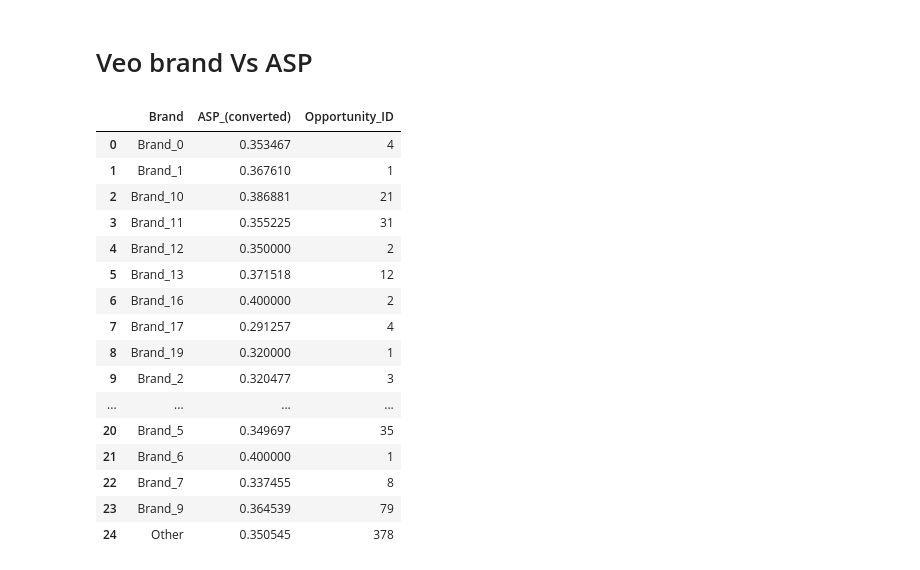
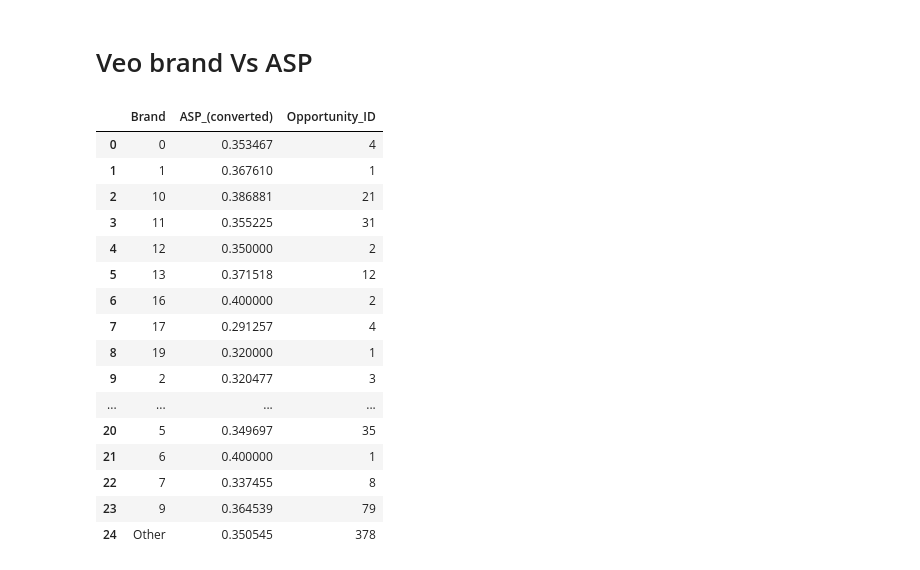
Before and after one commit to RiedelNicolas/75.06-2C2020-TP1, a Jupyter notebook: Brand Analysis.ipynb, the cells around one changed output. Cells and saved outputs as stored; diff of their text form; code cells hidden in the pictures.

```diff
--- a/Brand Analysis.ipynb
+++ b/Brand Analysis.ipynb
@@ -171,26 +168,27 @@ plt.show()
 # %%
 #ASP(converted) es siempre USD
 brandsVsASP = opportunities[["Brand","ASP_(converted)","Opportunity_ID"]].groupby("Brand").agg({"ASP_(converted)":"mean","Opportunity_ID":"count"})
 #brandsVsASP = brandsVsASP[brandsVsASP["Opportunity_ID"] > 10]
 brandsVsASP = brandsVsASP.reset_index()
+brandsVsASP["Brand"] = brandsVsASP["Brand"].apply(lambda x: x.replace("Brand_",""))
 brandsVsASP
 # %% [output]
 |  | Brand | ASP_(converted) | Opportunity_ID |
-| 0 | Brand_0 | 0.353467 | 4 |
-| 1 | Brand_1 | 0.367610 | 1 |
-| 2 | Brand_10 | 0.386881 | 21 |
-| 3 | Brand_11 | 0.355225 | 31 |
-| 4 | Brand_12 | 0.350000 | 2 |
-| 5 | Brand_13 | 0.371518 | 12 |
-| 6 | Brand_16 | 0.400000 | 2 |
-| 7 | Brand_17 | 0.291257 | 4 |
-| 8 | Brand_19 | 0.320000 | 1 |
-| 9 | Brand_2 | 0.320477 | 3 |
+| 0 | 0 | 0.353467 | 4 |
+| 1 | 1 | 0.367610 | 1 |
+| 2 | 10 | 0.386881 | 21 |
+| 3 | 11 | 0.355225 | 31 |
+| 4 | 12 | 0.350000 | 2 |
+| 5 | 13 | 0.371518 | 12 |
+| 6 | 16 | 0.400000 | 2 |
+| 7 | 17 | 0.291257 | 4 |
+| 8 | 19 | 0.320000 | 1 |
+| 9 | 2 | 0.320477 | 3 |
 | ... | ... | ... | ... |
-| 20 | Brand_5 | 0.349697 | 35 |
-| 21 | Brand_6 | 0.400000 | 1 |
-| 22 | Brand_7 | 0.337455 | 8 |
-| 23 | Brand_9 | 0.364539 | 79 |
+| 20 | 5 | 0.349697 | 35 |
+| 21 | 6 | 0.400000 | 1 |
+| 22 | 7 | 0.337455 | 8 |
+| 23 | 9 | 0.364539 | 79 |
 | 24 | Other | 0.350545 | 378 |
 # %%
 plot = sns.barplot(x="Brand",y="ASP_(converted)",data=brandsVsASP)
```
Also changed, not shown: parts of 10 cells of this notebook, 16 other files.
